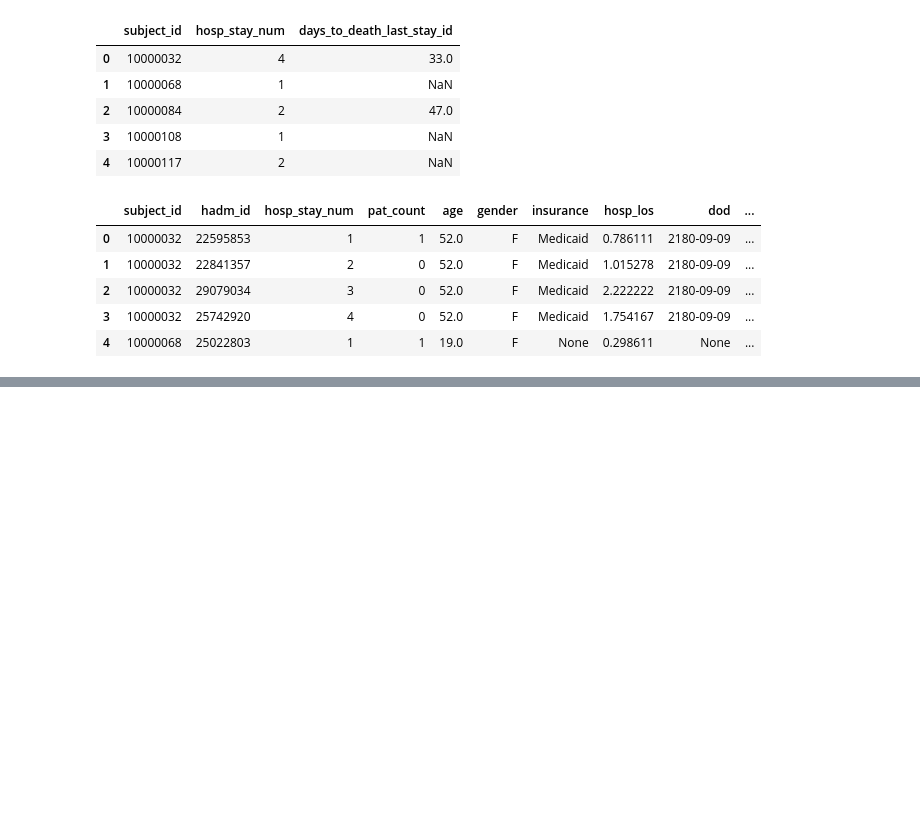
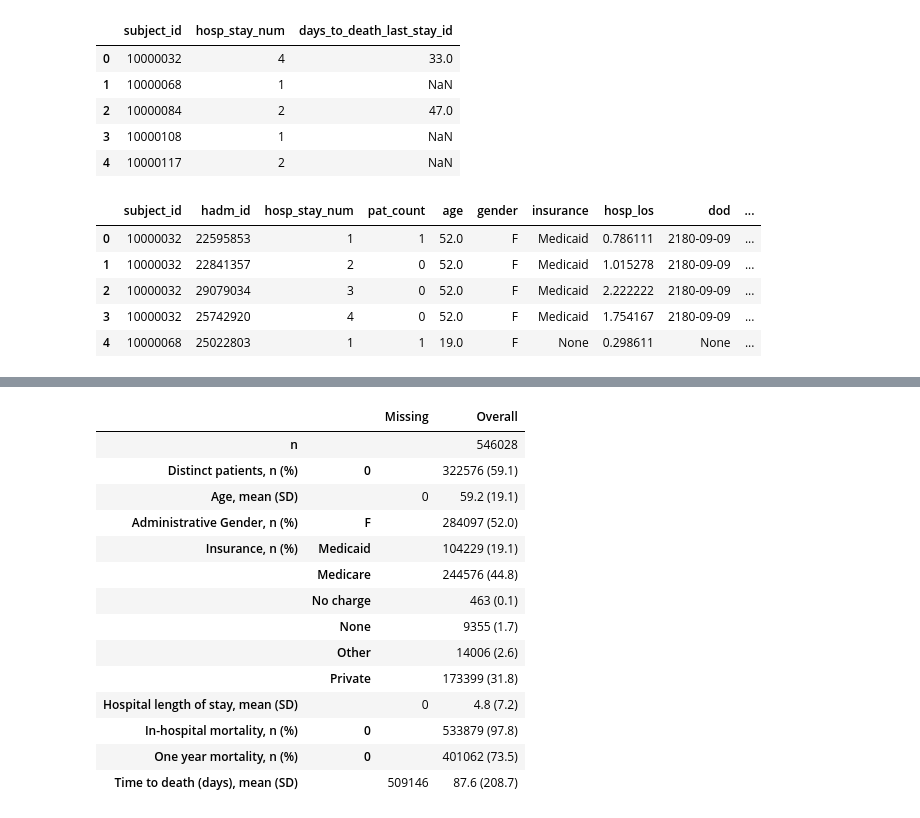
Before and after one commit to aah-41350/MHIA123-Project, a Jupyter notebook: mimic-project/pynotebook.ipynb, the cells around one changed output, grey strips where cells are left out. Cells and saved outputs as stored; diff of their text form; code cells hidden in the pictures; blank space fills up the shorter version.

```diff
--- a/mimic-project/pynotebook.ipynb
+++ b/mimic-project/pynotebook.ipynb
@@ -28,8 +28,8 @@ cohort.head()
 # %%
 # Days to death at last hospital stay
 
-last_dod = cohort.groupby('subject_id')[['hosp_stay_num']].max().reset_index()
-last_dod = last_dod.merge(cohort[['subject_id', 'hosp_stay_num', 'days_to_death']], on=['subject_id', 'hosp_stay_num'], how='inner')
+last_dod = hosp.groupby('subject_id')[['hosp_stay_num']].max().reset_index()
+last_dod = last_dod.merge(hosp[['subject_id', 'hosp_stay_num', 'days_to_death']], on=['subject_id', 'hosp_stay_num'], how='inner')
 last_dod.rename(columns={'days_to_death': 'days_to_death_last_stay_id'}, inplace=True)
 
 last_dod.head()
@@ -43,11 +43,11 @@ last_dod.head()
 # %%
 # Combine into hospital mortality table
 
-cohort = cohort.merge(last_dod, how='left', on=['subject_id', 'hosp_stay_num'])
+hosp = hosp.merge(last_dod, how='left', on=['subject_id', 'hosp_stay_num'])
 del last_dod
-cohort.sort_values(['subject_id', 'hosp_stay_num'], inplace=True)
+hosp.sort_values(['subject_id', 'hosp_stay_num'], inplace=True)
 
-cohort.head()
+hosp.head()
 # %% [output]
 |  | subject_id | hadm_id | hosp_stay_num | pat_count | age | gender | insurance | hosp_los | dod | ... |
 | 0 | 10000032 | 22595853 | 1 | 1 | 52.0 | F | Medicaid | 0.786111 | 2180-09-09 | ... |
@@ -56,12 +56,12 @@ cohort.head()
 | 3 | 10000032 | 25742920 | 4 | 0 | 52.0 | F | Medicaid | 1.754167 | 2180-09-09 | ... |
 | 4 | 10000068 | 25022803 | 1 | 1 | 19.0 | F | None | 0.298611 | None | ... |
 # %%
-int_cols = cohort.dtypes.values=="Int64"
-cohort.loc[:, int_cols] = cohort.loc[:, int_cols].astype(float)
-cohort.loc[:, int_cols] = cohort.loc[:, int_cols].astype(int, errors="ignore")
+int_cols = hosp.dtypes.values=="Int64"
+hosp.loc[:, int_cols] = hosp.loc[:, int_cols].astype(float)
+hosp.loc[:, int_cols] = hosp.loc[:, int_cols].astype(int, errors="ignore")
 
-cohort.info()
-cohort.head()
+hosp.info()
+hosp.head()
 # %% [output]
 <class 'pandas.core.frame.DataFrame'>
 RangeIndex: 546028 entries, 0 to 546027
@@ -120,0 +291,65 @@ icu.loc[:, int_cols] = icu.loc[:, int_cols].astype(int, errors="ignore")
+# %%
+from tableone import TableOne
+
+data = icu
+
+columns = [
+    "pat_count",
+    # "hadm_count",
+    "age", "gender", "insurance",
+    # "first_careunit",
+    # "icu_los",
+    "hosp_los",
+    # 'icu_mortality',
+    'hospital_mortality',
+    "one_year_mortality",
+    "days_to_death_last_stay_id"
+]
+
+categorical = [
+    "pat_count",
+    # "hadm_count",
+    "gender", "insurance",
+    # "first_careunit",
+    # mortality flags
+    # 'icu_mortality',
+    'hospital_mortality',
+    'one_year_mortality',
+]
+
+order = {
+    "pat_count": [1, 0],
+    # "hadm_count": [1, 0],
+    "gender": ["F", "M"],
+    # "icu_mortality": [1, 0],
+    "hospital_mortality": [1, 0],
+    "one_year_mortality": [1, 0],
+}
+
+limit = {
+    "pat_count": 1, #"hadm_count": 1,
+    "gender": 1,
+    #"icu_mortality": 1,
+    "hospital_mortality": 1,
+    "one_year_mortality": 1,
+}
+
+rename = {
+    "pat_count": "Distinct patients", "hadm_count": "Distinct hospitalizations",
+    "age": "Age", "gender": "Administrative Gender", "insurance": "Insurance",
+    "first_careunit": "First ICU stay, unit type",
+    "icu_los": "ICU length of stay", "hosp_los": "Hospital length of stay",
+    "icu_mortality": "In-ICU mortality",
+    "hospital_mortality": "In-hospital mortality",
+    "one_year_mortality": "One year mortality",
+    "days_to_death_last_stay_id": "Time to death (days)",
+}
+
+print('Hospital demographics')
+hosp_table = TableOne(hosp, columns=columns, categorical=categorical, order=order, limit=limit, rename=rename)
+display(hosp_table)
+
+print('ICU demographics')
+#icu_table = TableOne(data, columns=columns, categorical=categorical, order=order, limit=limit, rename=rename)
+#display(icu_table)
+# %% [output]
@@ -120,0 +357,15 @@ icu.loc[:, int_cols] = icu.loc[:, int_cols].astype(int, errors="ignore")
+|  |  | Missing | Overall |
+| n |  |  | 546028 |
+| Distinct patients, n (%) | 0 |  | 322576 (59.1) |
+| Age, mean (SD) |  | 0 | 59.2 (19.1) |
+| Administrative Gender, n (%) | F |  | 284097 (52.0) |
+| Insurance, n (%) | Medicaid |  | 104229 (19.1) |
+|  | Medicare |  | 244576 (44.8) |
+|  | No charge |  | 463 (0.1) |
+|  | None |  | 9355 (1.7) |
+|  | Other |  | 14006 (2.6) |
+|  | Private |  | 173399 (31.8) |
+| Hospital length of stay, mean (SD) |  | 0 | 4.8 (7.2) |
+| In-hospital mortality, n (%) | 0 |  | 533879 (97.8) |
+| One year mortality, n (%) | 0 |  | 401062 (73.5) |
+| Time to death (days), mean (SD) |  | 509146 | 87.6 (208.7) |
```
Also changed, not shown: parts of 7 cells of this notebook, 6 other files.
